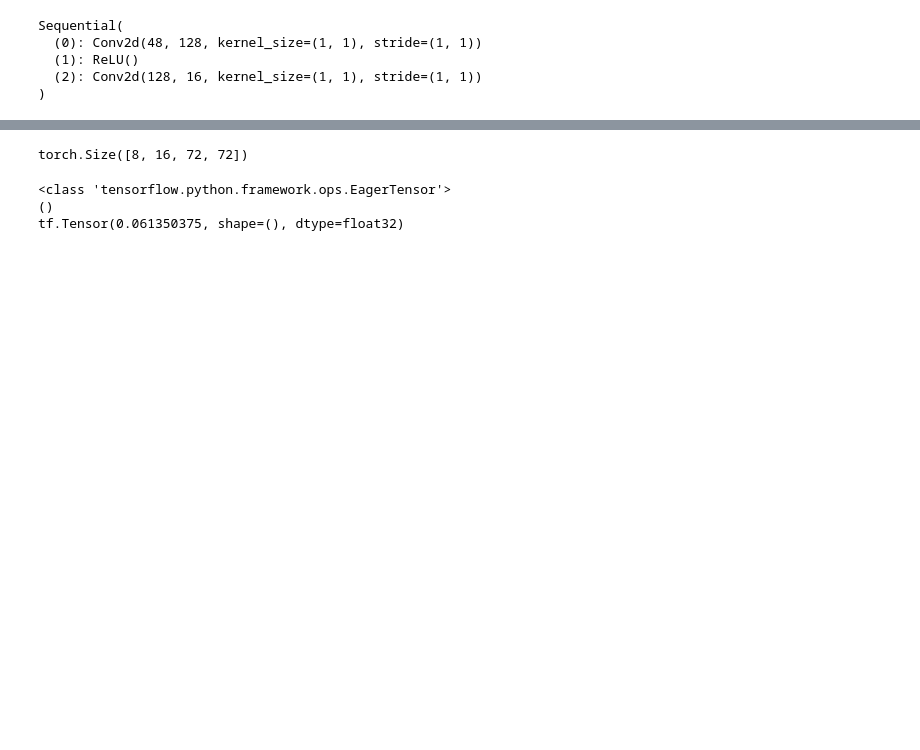
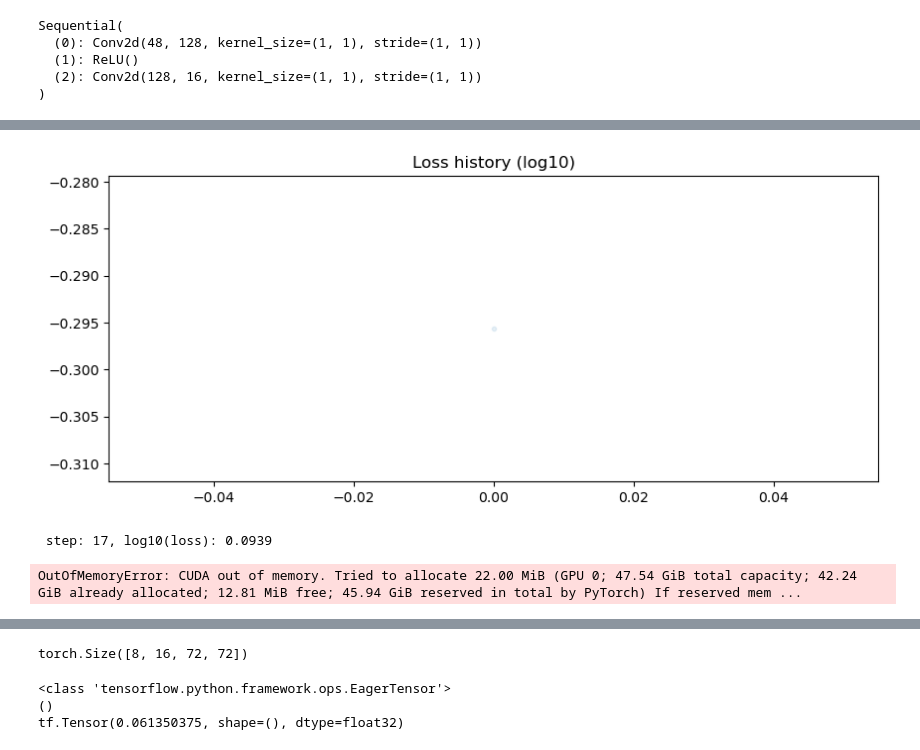
Before and after one commit to Radevsi/cellular-automata, a Jupyter notebook: Original_CA_PyTorch.ipynb, the cells around one changed output, grey strips where cells are left out. Drawn from its saved outputs; the diff is of its cells as text; code cells hidden in the pictures; blank space fills up the shorter version.

```diff
--- a/Original_CA_PyTorch.ipynb
+++ b/Original_CA_PyTorch.ipynb
@@ -24,3 +24,7 @@ device = torch.device('cuda' if torch.cuda.is_available() else 'cpu')
 print('device is {}'.format(device))
 # %% [output]
 device is cuda
+# %%
+os.environ["CUDA_VISIBLE_DEVICES"] = "1"
+device = torch.device('cuda' if torch.cuda.is_available() else 'cpu')
+print('device is {}'.format(device))
@@ -88,7 +96,7 @@ class CAModel(nn.Module):
         nn.Conv2d(in_channels=self.channel_n*3, out_channels=128, kernel_size=1),
         nn.ReLU(),
         nn.Conv2d(in_channels=128, out_channels=self.channel_n, kernel_size=1)
-    ).to(device)
+    )
 
   def perceive(self, x, angle=0.0):
     """Pytorch does convolutions differently. Reshape accordingly
@@ -170,7 +178,7 @@ class Train:
       # Run through a single training step of the model
       loss = self._train_step(x0)
       self.loss_log.append(loss)
-      print(f'loss log is {self.loss_log}')
+      # print(f'loss log is {self.loss_log}')
 
       # Printing
       if i % 100 == 0:
@@ -196,19 +204,28 @@ class Train:
 
     loss = self.loss_f(to_rgba(x), self.target)
     # loss = self._loss_f(x, self.target.to(device))
-    del x
+
     # Compute gradients
     loss.backward
+
     # Update parameters
     self.optim.step()
 
-    detached_loss = loss.detach().cpu().numpy()
-    del loss
-    torch.cuda.empty_cache()
+    # detached_loss = loss.detach().cpu().numpy()
+    # torch.cuda.empty_cache()
 
-    return detached_loss
+    return loss.item()
 
   def _loss_f(self, output, target):
     return torch.square(to_rgba(output) - target).mean(dim=(-2, -3, -1))
+# %%
+ca = CAModel().to(device)
+train = Train(ca, pad_target.to(device))
+# %%
+loss_log = train.train()
+# %% [output]
+[figure, added]
+ step: 17, log10(loss): 0.0939
+OutOfMemoryError: CUDA out of memory. Tried to allocate 22.00 MiB (GPU 0; 47.54 GiB total capacity; 42.24 GiB already allocated; 12.81 MiB free; 45.94 GiB reserved in total by PyTorch) If reserved mem ...
 # %%
 torch.cuda.empty_cache()
```
Also changed, not shown: parts of 10 cells of this notebook.
